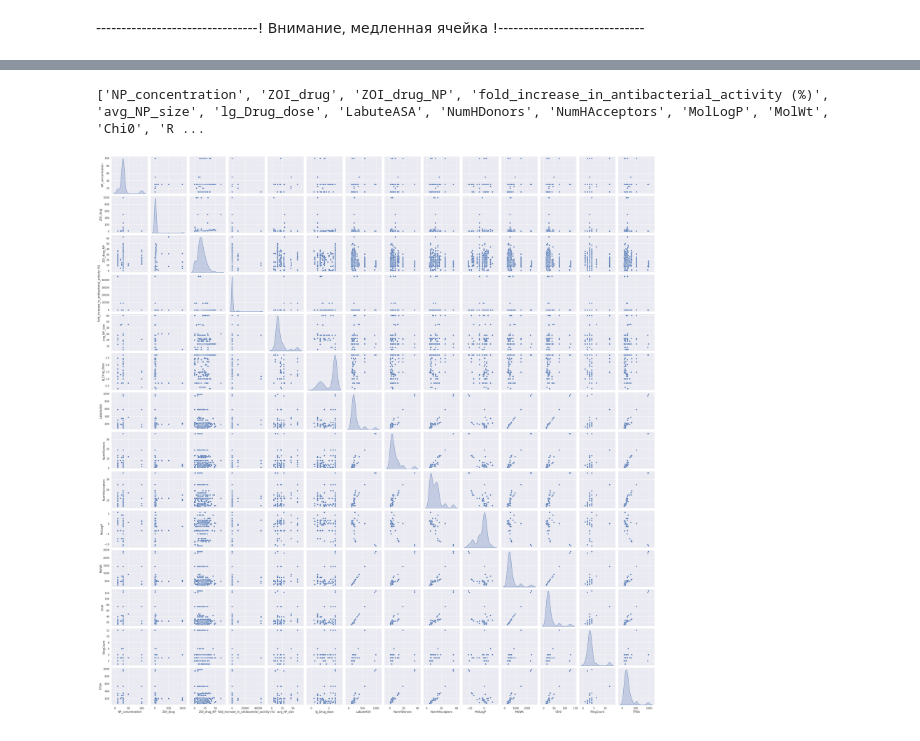
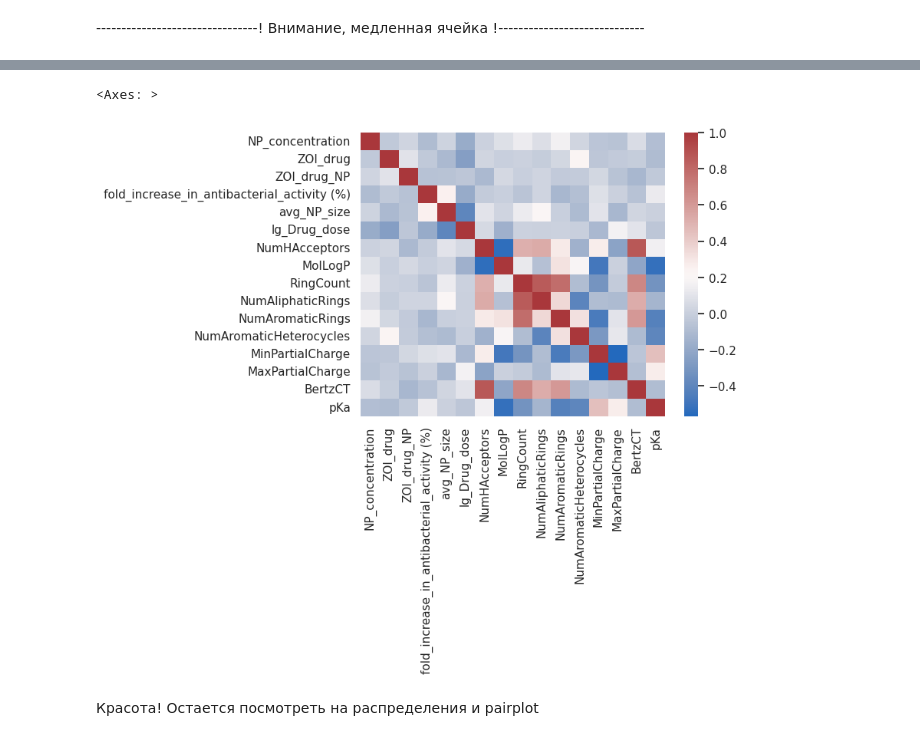
Before and after one commit to vahahahart/hackathon_team_3, a Jupyter notebook: main.ipynb, the cells around one changed output, grey strips where cells are left out. Drawn from its saved outputs; the diff is of its cells as text; code cells hidden in the pictures.

```diff
--- a/main.ipynb
+++ b/main.ipynb
@@ -685,9 +678,15 @@ df.corr()[df.corr() > 0.7]
+# %%
+last_drop = ['LabuteASA', 'MolWt', 'Chi0', 'NumHDonors', 'TPSA']
+df_dummy.drop(columns=last_drop)
+for col in last_drop:
+    num_cols_final.remove(col)
+# %%
+sns.heatmap(df_dummy[num_cols_final].corr(), cmap='vlag')
+# %% [output]
+<Axes: >
+[figure, added]
+# %% [markdown]
+Красота! Остается посмотреть на распределения и pairplot
 # %%
-num_cols_final = deepcopy(num_cols)
-num_cols_final.extend(descs_to_add)
-num_cols.append()
 plot = sns.pairplot(df_dummy[num_cols_final], diag_kind='kde')
 # plot.savefig('pairplot.png')
-# %% [output]
-['NP_concentration', 'ZOI_drug', 'ZOI_drug_NP', 'fold_increase_in_antibacterial_activity (%)', 'avg_NP_size', 'lg_Drug_dose', 'LabuteASA', 'NumHDonors', 'NumHAcceptors', 'MolLogP', 'MolWt', 'Chi0', 'R ...
-[figure, removed]
```
Also changed, not shown: parts of 9 cells of this notebook.
